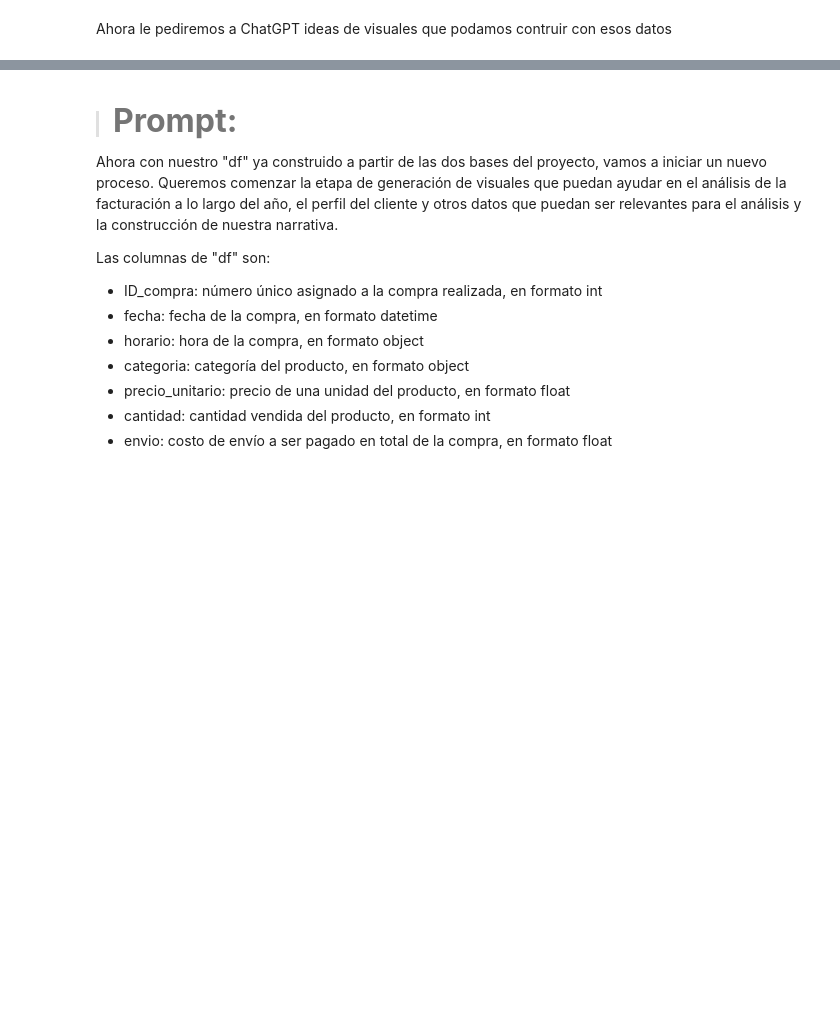
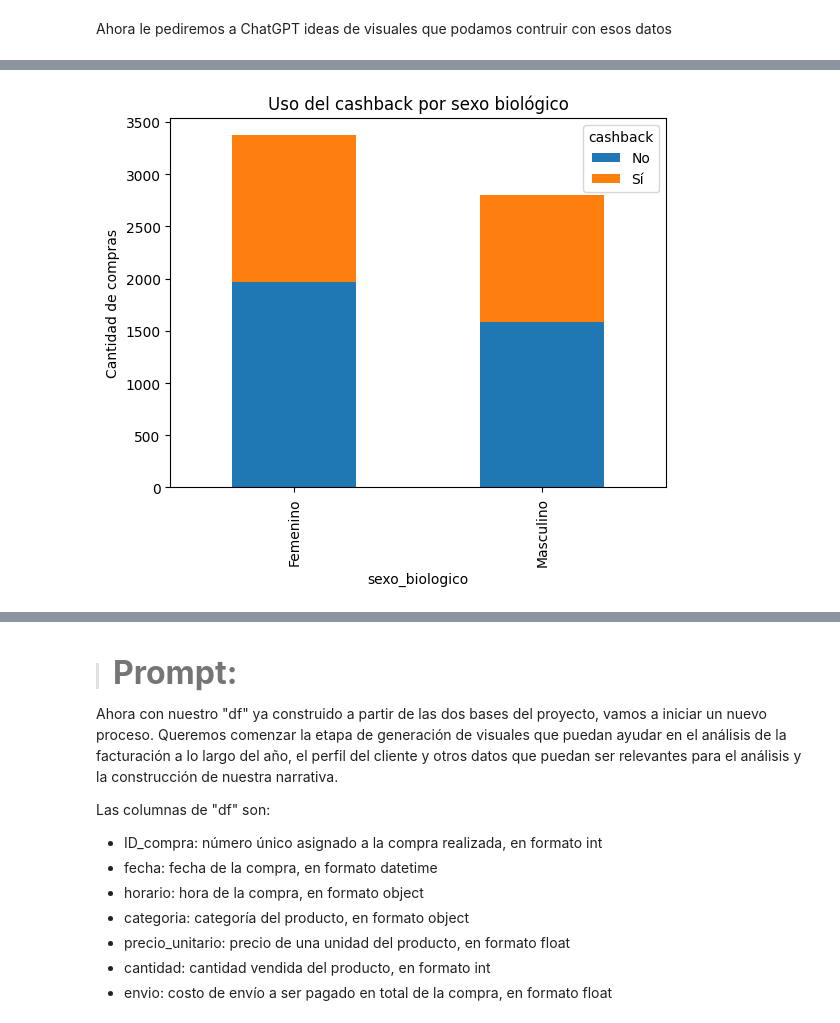
Before and after one commit to TAGARA-TECH/IA_aplicada_a_la_ciencia_de_datos, a Jupyter notebook: IA_aplicada_a_ciencia_de_datos.ipynb, the cells around one changed output, grey strips where cells are left out. Cells and saved outputs as stored; diff of their text form; code cells hidden in the pictures; blank space fills up the shorter version.

```diff
--- a/IA_aplicada_a_ciencia_de_datos.ipynb
+++ b/IA_aplicada_a_ciencia_de_datos.ipynb
@@ -107,0 +618,7 @@ Ahora le pediremos a ChatGPT ideas de visuales que podamos contruir con esos dat
+# %%
+pd.crosstab(df_completo['sexo_biologico'], df_completo['cashback']).plot(kind='bar', stacked=True)
+plt.title('Uso del cashback por sexo biológico')
+plt.ylabel('Cantidad de compras')
+plt.show()
+# %% [output]
+[figure, added]
```
Also changed, not shown: parts of 42 cells of this notebook.
